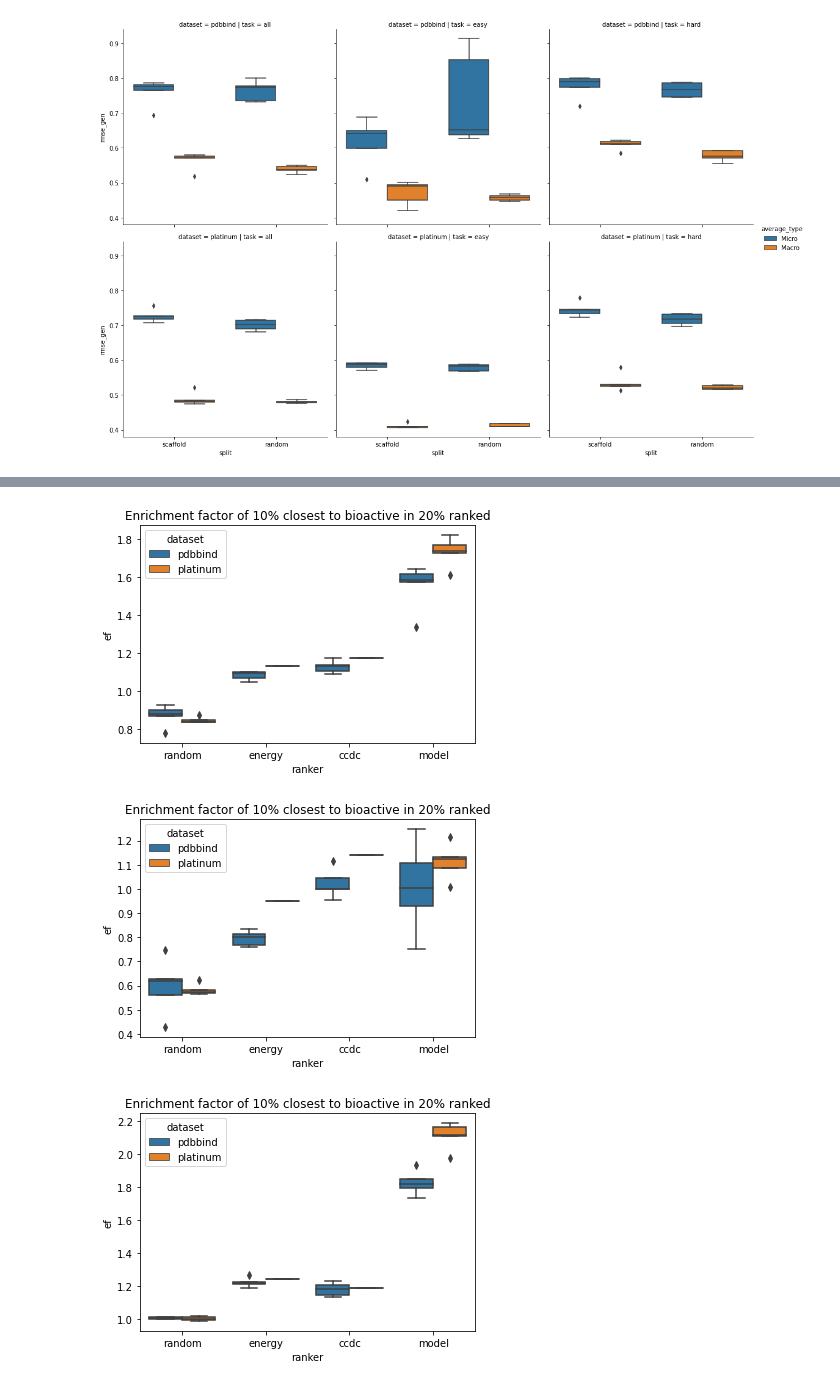
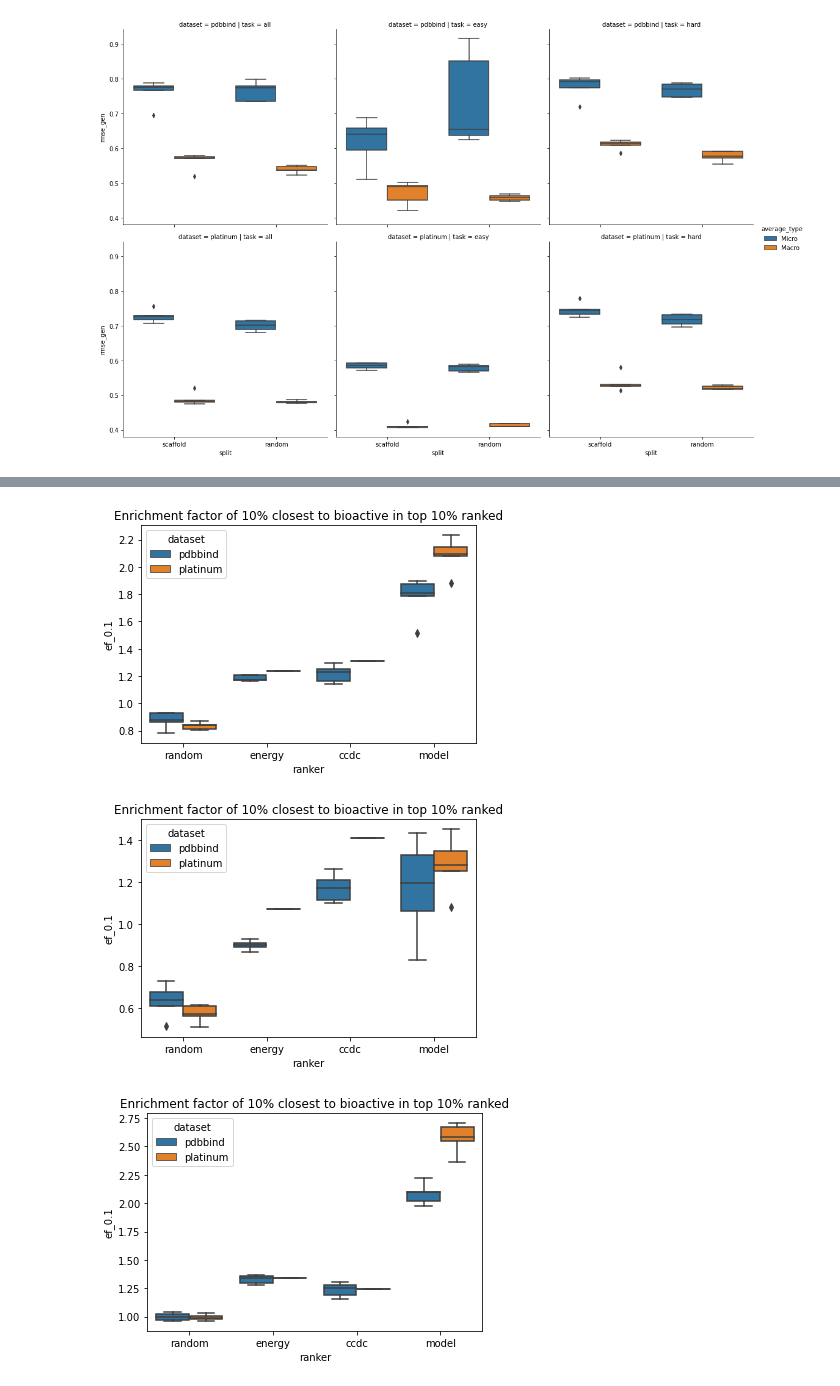
Before and after one commit to bbaillif/bioactive_conformation_predictor, a Jupyter notebook: compare_models.ipynb, the cells around one changed output, grey strips where cells are left out. Saved outputs shown, nothing was run; the diff lists cells and outputs as text; code cells hidden in the pictures.

```diff
--- a/compare_models.ipynb
+++ b/compare_models.ipynb
@@ -151,0 +377,7 @@ ranking_df.head()
+# %%
+for subset in ['all', 'easy', 'hard'] :
+    data = ranking_df[(ranking_df['split'] == 'scaffold') & (ranking_df['subset'] == subset)]
+    sns.boxplot(data=data, x='ranker', y='ef_0.1', hue='dataset')
+    plt.title('Enrichment factor of 10% closest to bioactive in top 10% ranked')
+    plt.savefig(f'figures/ef_10_{subset}.png', dpi=200)
+    plt.show()
@@ -152,11 +388,11 @@ ranking_df.head()
 # %%
 for subset in ['all', 'easy', 'hard'] :
     data = ranking_df[(ranking_df['split'] == 'scaffold') & (ranking_df['subset'] == subset)]
-    sns.boxplot(data=data, x='ranker', y='ef', hue='dataset')
-    plt.title('Enrichment factor of 10% closest to bioactive in 20% ranked')
-    plt.savefig(f'figures/ef_{subset}.png', dpi=200)
+    sns.boxplot(data=data, x='ranker', y='ef_0.1', hue='dataset')
+    plt.title('Enrichment factor of 10% closest to bioactive in top 10% ranked')
+    plt.savefig(f'figures/ef_10_{subset}.png', dpi=200)
     plt.show()
 # %% [output]
-[figure, old version]
+[figure, new version]
-[figure, old version]
+[figure, new version]
-[figure, old version]
+[figure, new version]
```
Also changed, not shown: parts of 60 cells of this notebook, 18 other files.
